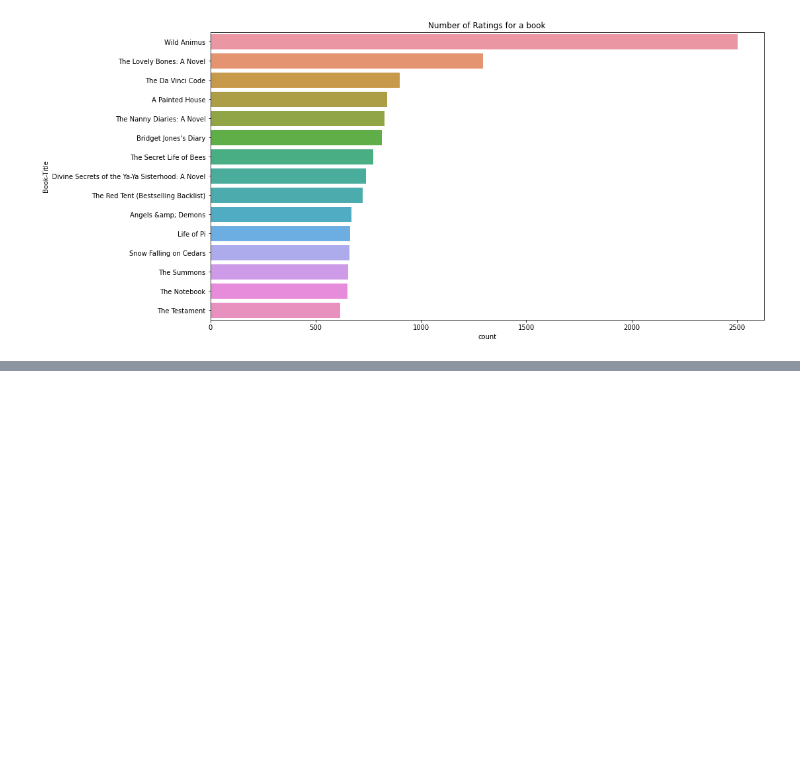
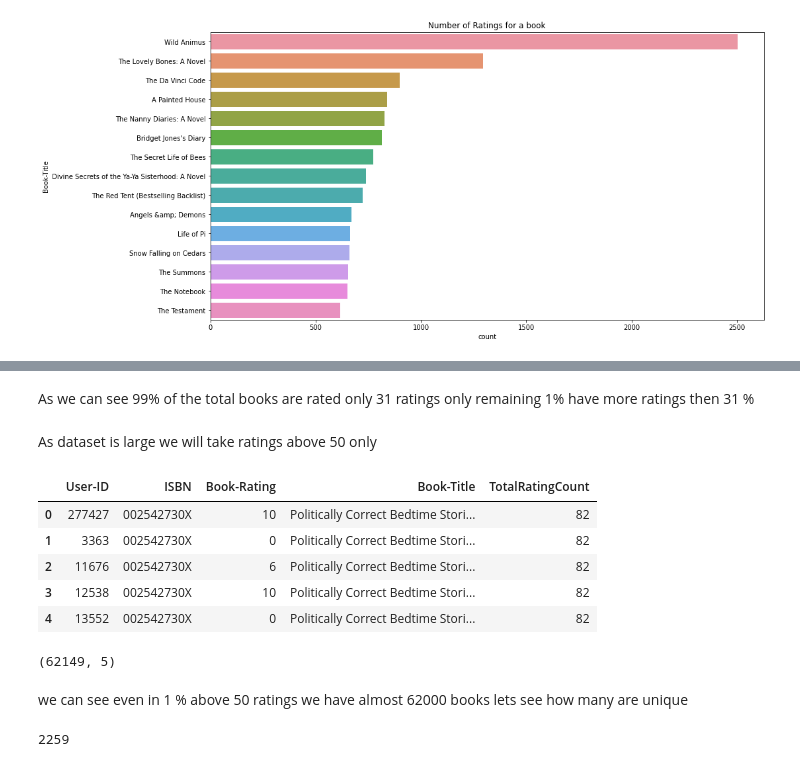
Before and after one commit to saurabhdaund76/Book-Recommendation-System, a Jupyter notebook: Book_recommendation_system.ipynb, the cells around one changed output, grey strips where cells are left out. Drawn from its saved outputs; the diff is of its cells as text; code cells hidden in the pictures; blank space fills up the shorter version.

```diff
--- a/Book_recommendation_system.ipynb
+++ b/Book_recommendation_system.ipynb
@@ -437,0 +525,26 @@ Text(0.5, 1.0, 'Number of Ratings for a book')
+# %% [markdown]
+As we can see 99% of the total books are rated only 31 ratings only remaining 1% have more ratings then 31 %
+# %% [markdown]
+As dataset is large we will take ratings above 50 only
+# %%
+# Limiting TotalRatingCount above 50 ratings.
+popularity_threshold = 50
+rating_popular_book = rating_with_totalRatingCount.query('TotalRatingCount >= @popularity_threshold')
+rating_popular_book.head()
+# %% [output]
+|  | User-ID | ISBN | Book-Rating | Book-Title | TotalRatingCount |
+| 0 | 277427 | 002542730X | 10 | Politically Correct Bedtime Stori... | 82 |
+| 1 | 3363 | 002542730X | 0 | Politically Correct Bedtime Stori... | 82 |
+| 2 | 11676 | 002542730X | 6 | Politically Correct Bedtime Stori... | 82 |
+| 3 | 12538 | 002542730X | 10 | Politically Correct Bedtime Stori... | 82 |
+| 4 | 13552 | 002542730X | 0 | Politically Correct Bedtime Stori... | 82 |
+# %%
+rating_popular_book.shape
+# %% [output]
+(62149, 5)
+# %% [markdown]
+we can see even in 1 % above 50 ratings we have almost 62000 books lets see how many are unique
+# %%
+print(len(rating_popular_book['ISBN'].unique()))
+# %% [output]
+2259
```
Also changed, not shown: parts of 11 cells of this notebook.
